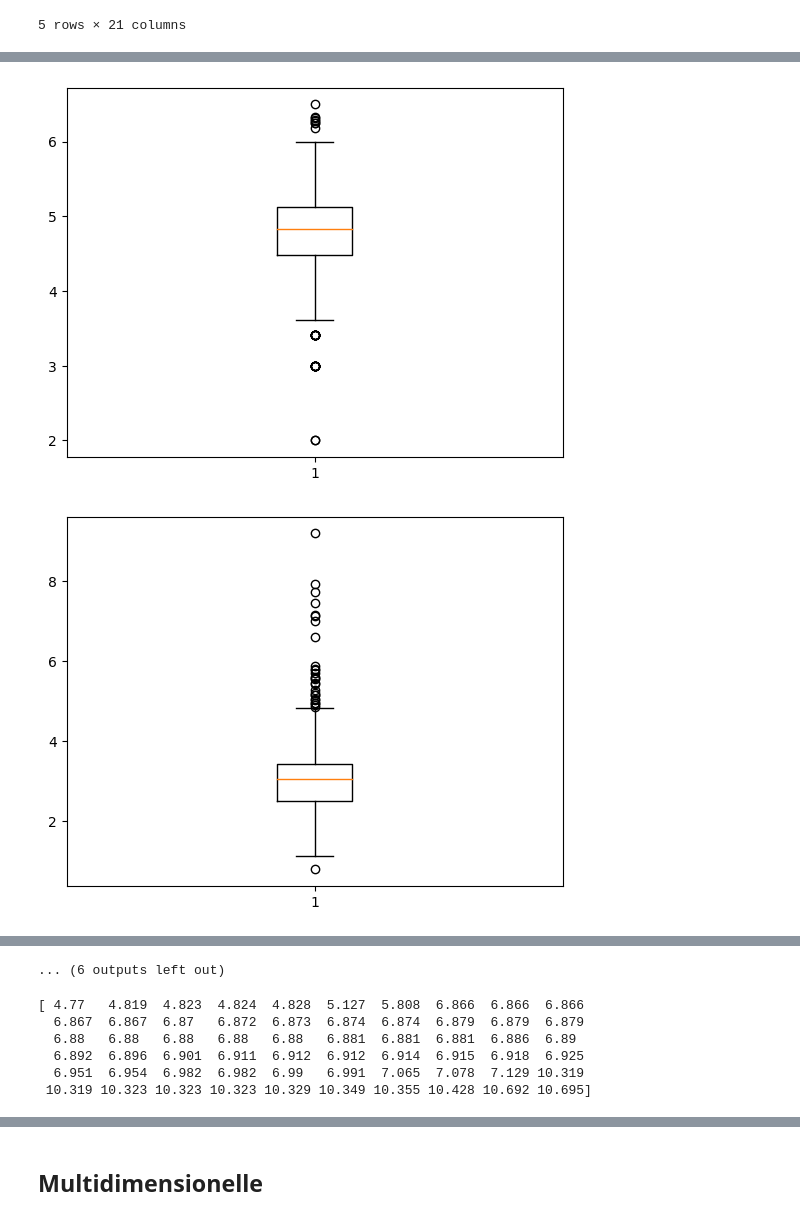
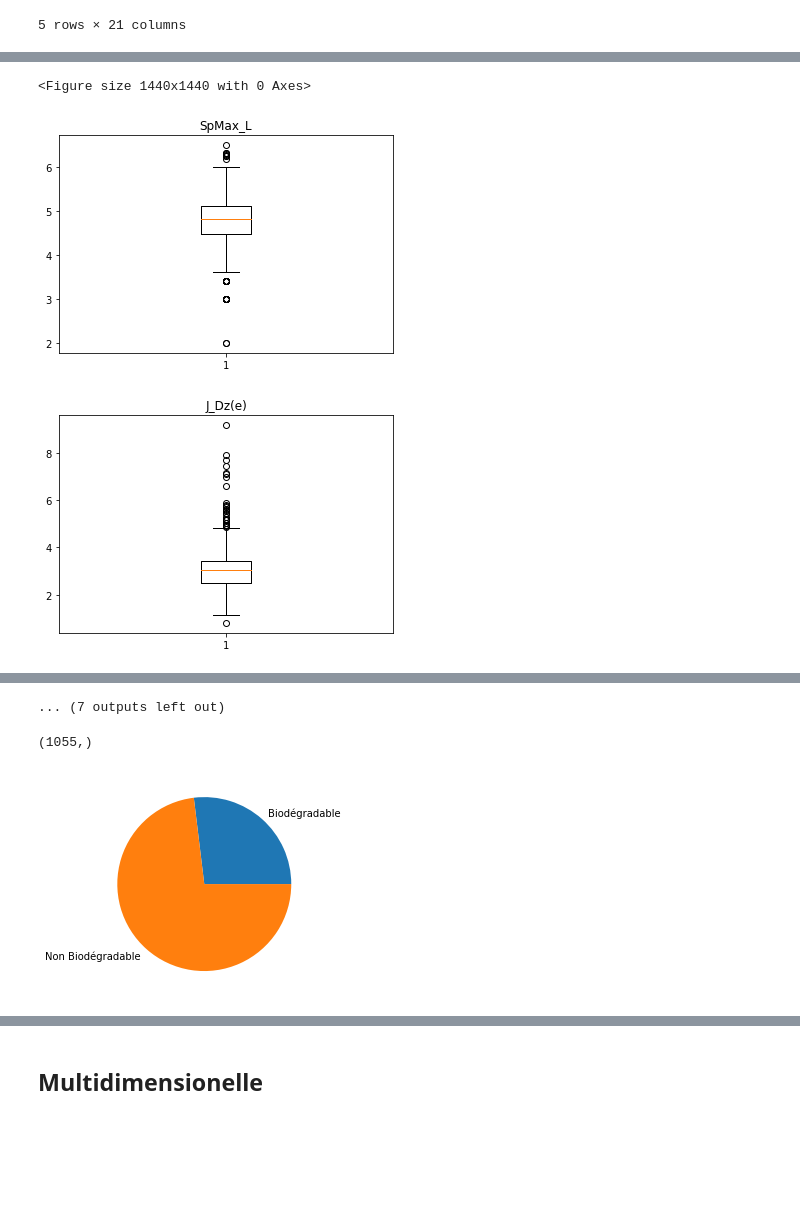
Before and after one commit to Calanohn/Projet_ML, a Jupyter notebook: ML-Python.ipynb, the cells around one changed output, grey strips where cells are left out. Drawn from its saved outputs; the diff is of its cells as text; code cells hidden in the pictures; blank space fills up the shorter version.

```diff
--- a/ML-Python.ipynb
+++ b/ML-Python.ipynb
@@ -44,7 +45,8 @@ data.head()
 5 rows × 21 columns
 # %%
 
-keysqual = ['F03[C-O]', 'B01[C-Br]', 'B03[C-Cl]']
+#keysqual = ['F03[C-O]', 'B01[C-Br]', 'B03[C-Cl]']
+keysqual = ['B01[C-Br]', 'B03[C-Cl]']
 
 keysquant = []
 for i in data.keys():
@@ -89,6 +91,10 @@ data.describe()
 # %%
 # histogramme des variables quantis
+k = 1
+plt.figure(1, figsize = (20, 20))
 for i in keysquant :
+    plt.subplot(4, 5, k,title=i)
     data[i].hist()
-    plt.show()
+    k += 1
+plt.show()
 # %% [output]
@@ -108,9 +102,15 @@ for i in keysquant :
 # %%
 # boxplot des variables quantis
+k = 1
+plt.figure(1, figsize = (20, 20))
 for i in keysquant:
-
-    plt.boxplot(data[i])
+    fig, ax = plt.subplots()
+    ax.boxplot(data[i])
+    plt.title(i)
     plt.show()
+    k += 1
+plt.show()
 # %% [output]
+<Figure size 1440x1440 with 0 Axes>
-[figure, old version]
+[figure, new version]
-[figure, old version]
+[figure, new version]
@@ -127,10 +126,12 @@ for i in keysquant:
-... (6 outputs left out)
+... (7 outputs left out)
 # %%
-print(np.sort(data["SpMax_B(m)"])[-60:])
+#print(np.sort(data["SpMax_B(m)"])[-60:])
+print(data[keysqual[1]].shape)
 # %% [output]
-[ 4.77   4.819  4.823  4.824  4.828  5.127  5.808  6.866  6.866  6.866
-  6.867  6.867  6.87   6.872  6.873  6.874  6.874  6.879  6.879  6.879
-  6.88   6.88   6.88   6.88   6.88   6.881  6.881  6.881  6.886  6.89
-  6.892  6.896  6.901  6.911  6.912  6.912  6.914  6.915  6.918  6.925
-  6.951  6.954  6.982  6.982  6.99   6.991  7.065  7.078  7.129 10.319
- 10.319 10.323 10.323 10.323 10.329 10.349 10.355 10.428 10.692 10.695]
+(1055,)
+# %%
+x = [sum(data['Y']), len(data) - sum(data['Y'])]
+plt.pie(x, labels=['Biodégradable', 'Non Biodégradable'] )
+plt.show()
+# %% [output]
+[figure, added]
```
Also changed, not shown: parts of 97 cells of this notebook.
